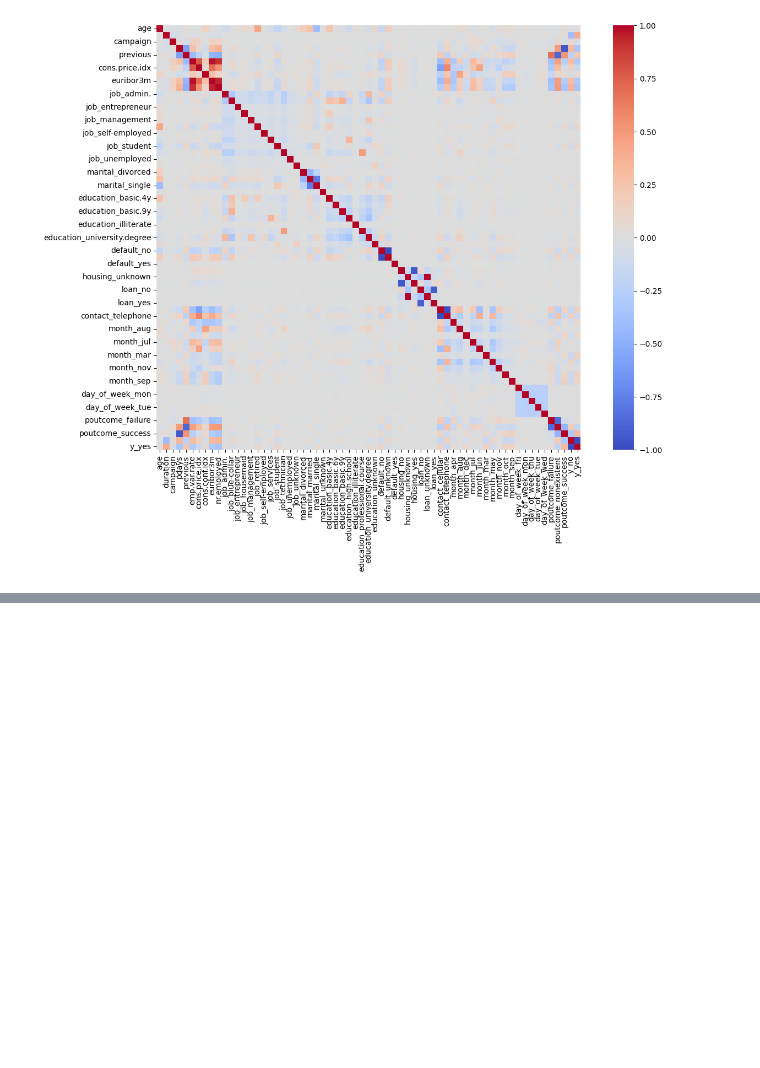
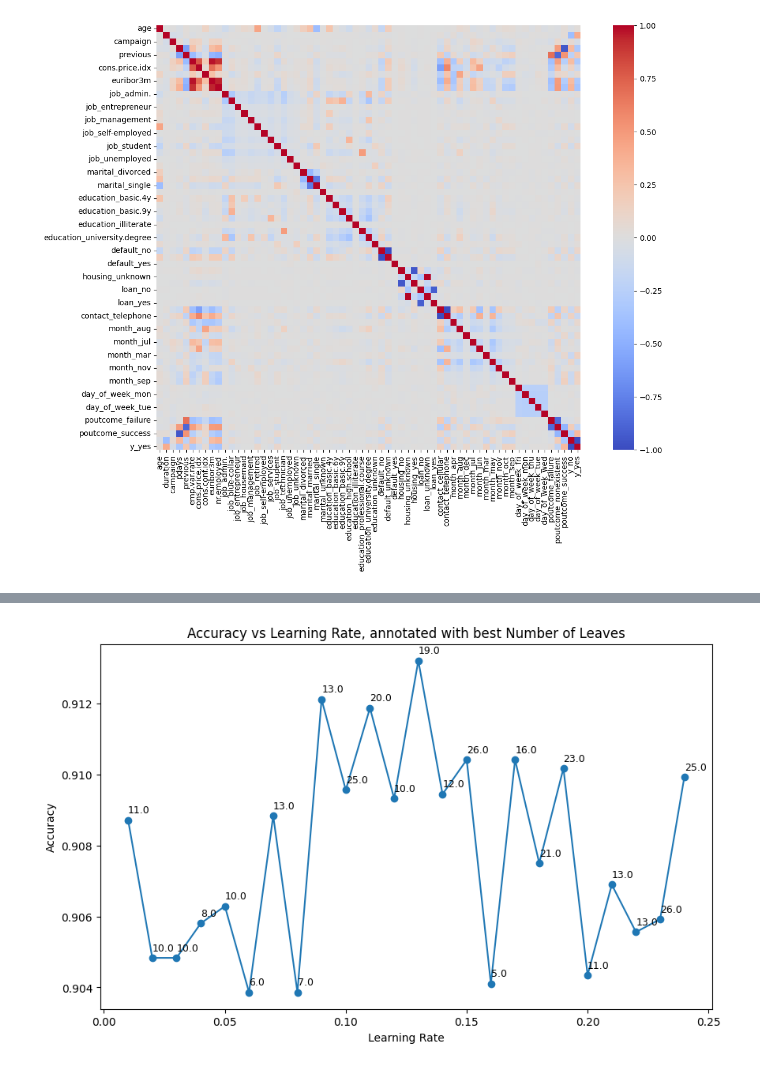
Before and after one commit to XIB1/machine_learning_course, a Jupyter notebook: project1/project1.ipynb, the cells around one changed output, grey strips where cells are left out. Cells and saved outputs as stored; diff of their text form; code cells hidden in the pictures; blank space fills up the shorter version.

```diff
--- a/project1/project1.ipynb
+++ b/project1/project1.ipynb
@@ -107,0 +108,3 @@ plt.show()
+# %%
+train_data = lgb.Dataset(X_train, label=y_train)
+test_data = lgb.Dataset(X_test, label=y_test, reference=train_data)
@@ -107,0 +166,13 @@ plt.show()
+# %%
+stats_learning_rate_sorted = s1.sort_values('accuracy', ascending=False).drop_duplicates(subset=['learning_rate'], keep='first').sort_values('learning_rate', ascending=True)
+
+plt.figure(figsize=(10, 6))
+plt.plot(stats_learning_rate_sorted['learning_rate'], stats_learning_rate_sorted['accuracy'], marker='o')
+for index, row in stats_learning_rate_sorted.iterrows():
+    plt.text(row['learning_rate'], row['accuracy'] + 0.0002, str(row['num_leaves']), fontsize=9, )
+plt.title('Accuracy vs Learning Rate, annotated with best Number of Leaves')
+plt.xlabel('Learning Rate')
+plt.ylabel('Accuracy')
+plt.show()
+# %% [output]
+[figure, added]
```
Also changed, not shown: parts of 21 cells of this notebook, 2 other files.
